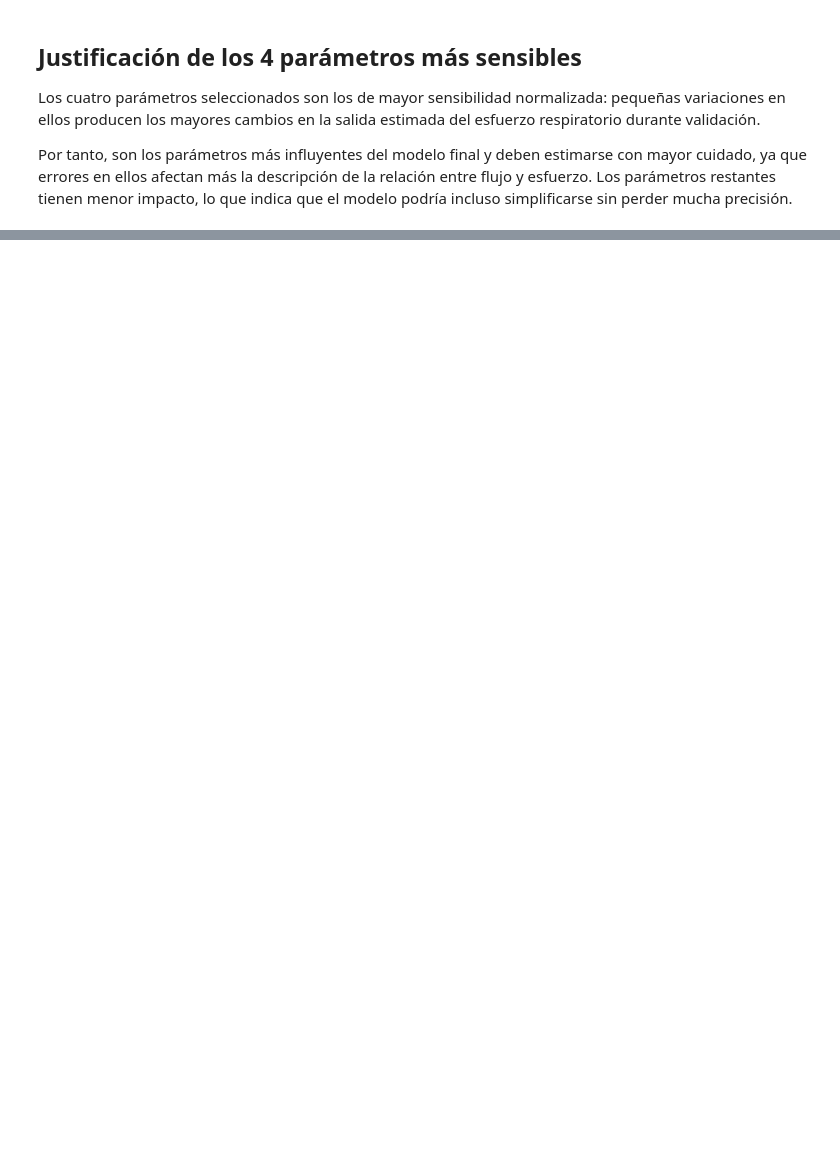
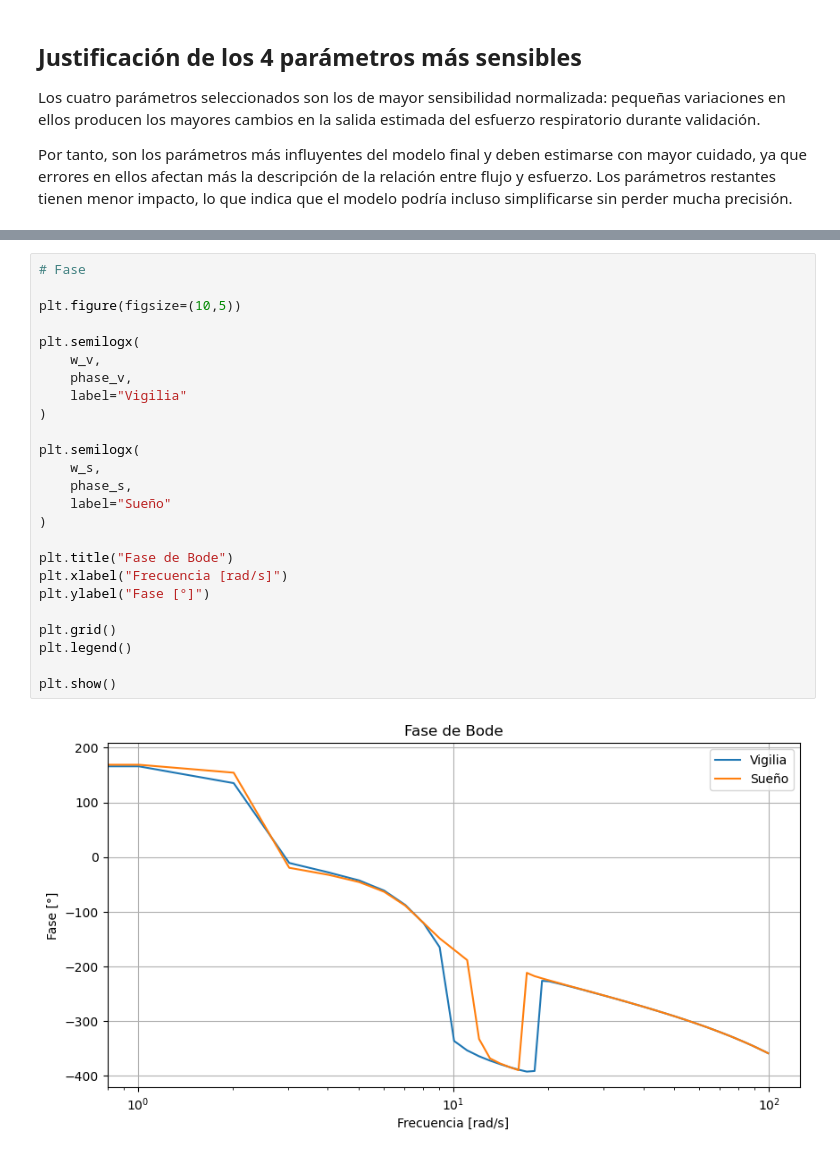
Before and after one commit to loaiza10/Proyecto_Modelos, a Jupyter notebook: Codigo.ipynb, the cells around one changed output, grey strips where cells are left out. Drawn from its saved outputs; the diff is of its cells as text; blank space fills up the shorter version.

```diff
--- a/Codigo.ipynb
+++ b/Codigo.ipynb
@@ -509,0 +1168,27 @@ Por tanto, son los parámetros más influyentes del modelo final y deben estimar
+# %%
+# Fase
+
+plt.figure(figsize=(10,5))
+
+plt.semilogx(
+    w_v,
+    phase_v,
+    label="Vigilia"
+)
+
+plt.semilogx(
+    w_s,
+    phase_s,
+    label="Sueño"
+)
+
+plt.title("Fase de Bode")
+plt.xlabel("Frecuencia [rad/s]")
+plt.ylabel("Fase [°]")
+
+plt.grid()
+plt.legend()
+
+plt.show()
+# %% [output]
+[figure, added]
```
Also changed, not shown: parts of 51 cells of this notebook, 2 other files.
